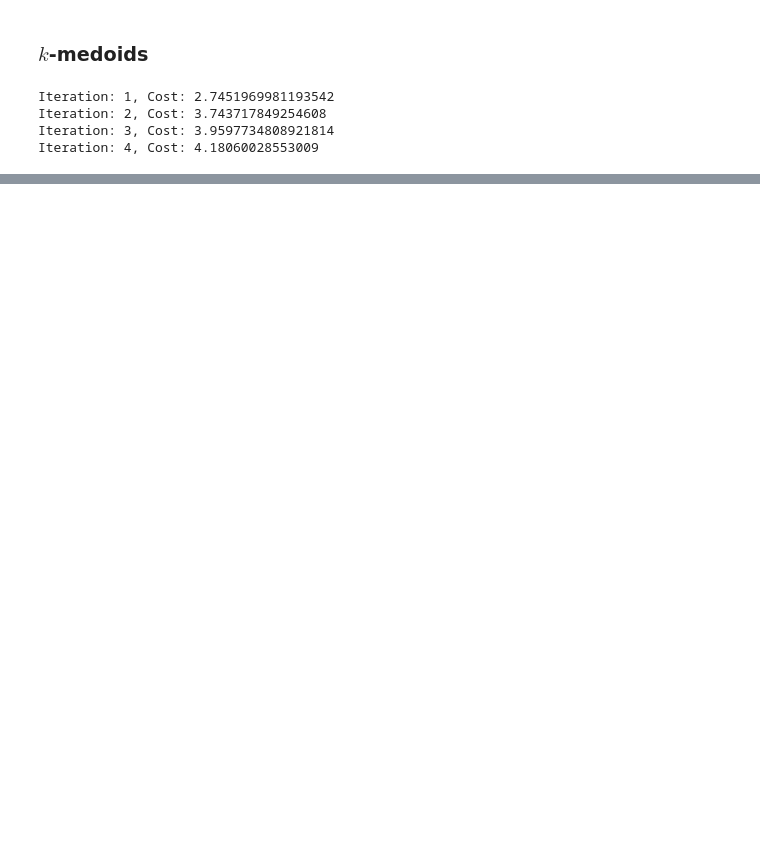
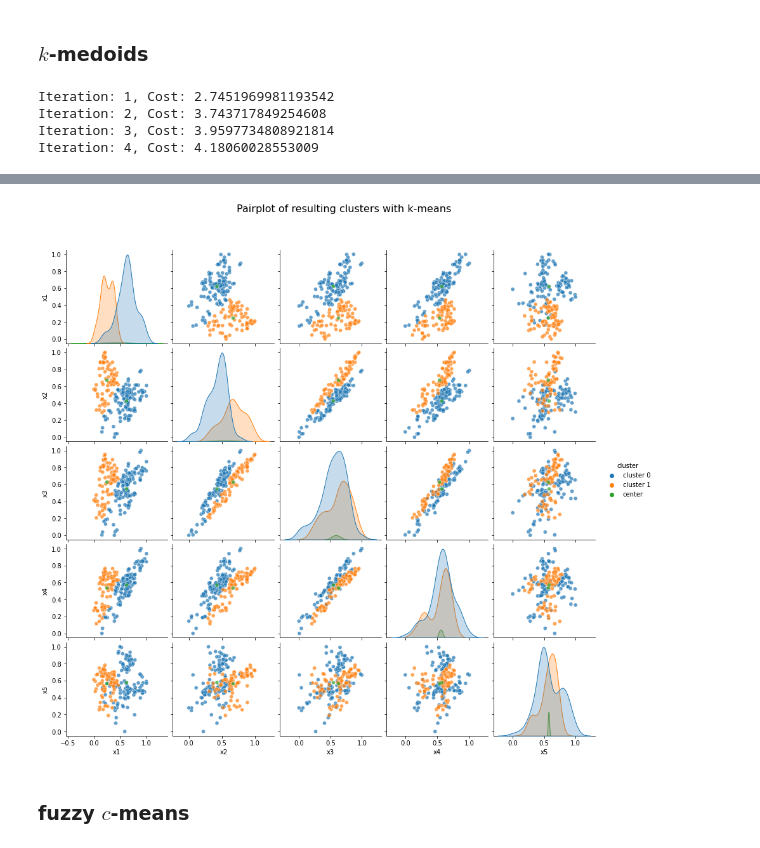
Before and after one commit to scardenol/ai_2023, a Jupyter notebook: 3. Unsupervised/entrega_Salo/src/density_and_distance_clustering.ipynb, the cells around one changed output, grey strips where cells are left out. Saved outputs shown, nothing was run; the diff lists cells and outputs as text; code cells hidden in the pictures; blank space fills up the shorter version.

```diff
--- a/3. Unsupervised/entrega_Salo/src/density_and_distance_clustering.ipynb
+++ b/3. Unsupervised/entrega_Salo/src/density_and_distance_clustering.ipynb
@@ -2212,0 +2599,4 @@ plotly_scatter(results_km, names=embedded_data.columns, plot_type="2D", color="c
+# %%
+# Select the best candidate of both methods as the optimal number of clusters
+candidates_per_method = [best_configuration_m, best_configuration_s]
+best_overall = best_configuration_overall(candidates_per_method)
@@ -2212,0 +2615,6 @@ plotly_scatter(results_km, names=embedded_data.columns, plot_type="2D", color="c
+# %%
+# Store resulting number of clusters as the optimal number of clusters
+k = best_overall[-2]
+
+# Store the distance of best overall to pass to distance-based methods
+dist_type = best_overall[-1]
@@ -2212,0 +2626,3 @@ plotly_scatter(results_km, names=embedded_data.columns, plot_type="2D", color="c
+# %%
+# Run k-means
+C_k, membership_k, costs_k = kmeans(encoded_data.values, k=k, max_iter=100, tol=1e-3, dist_type=dist_type, verbose=True, init=None)
@@ -2212,0 +2641,15 @@ plotly_scatter(results_km, names=embedded_data.columns, plot_type="2D", color="c
+# %%
+# Transform membership matrix into cluster labels
+Y_hat_k = membership_to_labels(membership_k)
+
+# Gather results and convert to data frame
+results_k = results2df(encoded_data, names=encoded_data.columns, Y_hat=Y_hat_k, C=C_k)
+# %%
+# Plot results
+g = sns.pairplot(data=results_k, hue="cluster", plot_kws={"alpha":0.7});
+g.fig.suptitle("Pairplot of resulting clusters with k-means", size=16)
+g.figure.subplots_adjust(top=.9)
+# %% [output]
+[figure, added]
+# %% [markdown]
+### fuzzy $c$-means
```
Also changed, not shown: parts of 54 cells of this notebook.
